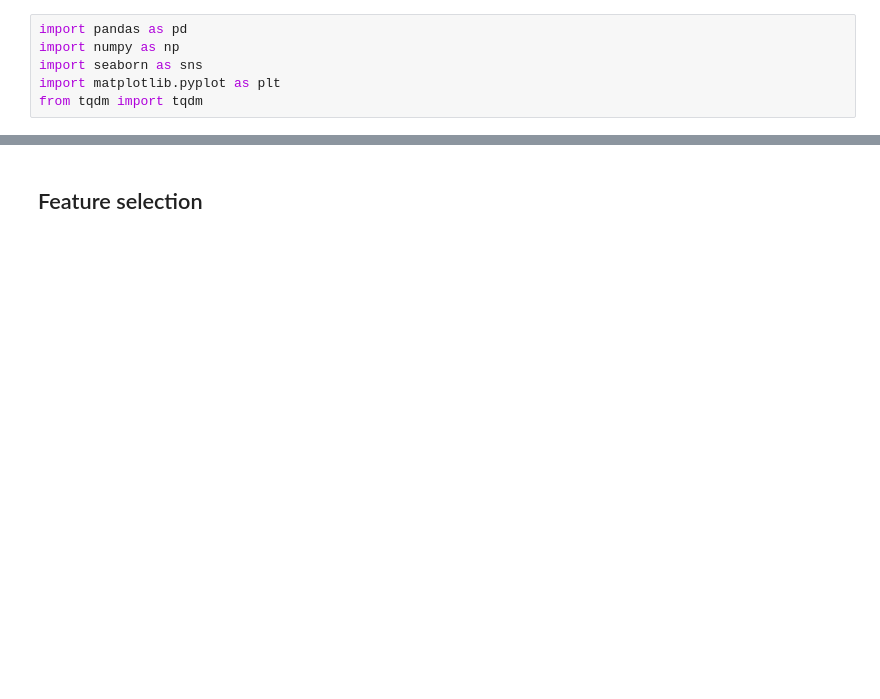
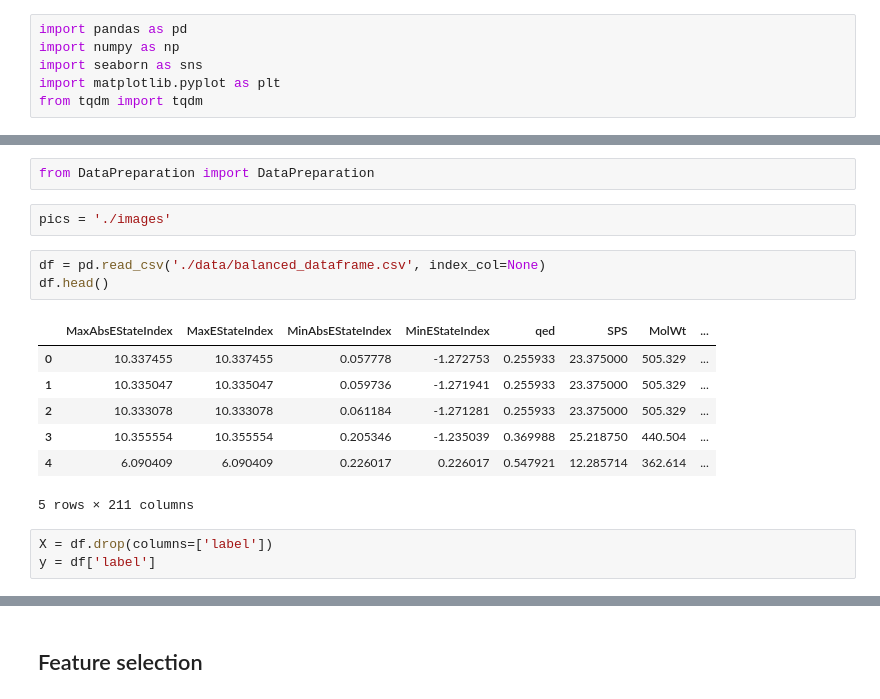
Before and after one commit to Protolaw/a2a_binary_classifier, a Jupyter notebook: feature_selection.ipynb, the cells around one changed output, grey strips where cells are left out. Saved outputs shown, nothing was run; the diff lists cells and outputs as text; blank space fills up the shorter version.

```diff
--- a/feature_selection.ipynb
+++ b/feature_selection.ipynb
@@ -6,0 +21,18 @@ from tqdm import tqdm
+# %%
+from DataPreparation import DataPreparation
+# %%
+pics = './images'
+# %%
+df = pd.read_csv('./data/balanced_dataframe.csv', index_col=None)
+df.head()
+# %% [output]
+|  | MaxAbsEStateIndex | MaxEStateIndex | MinAbsEStateIndex | MinEStateIndex | qed | SPS | MolWt | ... |
+| 0 | 10.337455 | 10.337455 | 0.057778 | -1.272753 | 0.255933 | 23.375000 | 505.329 | ... |
+| 1 | 10.335047 | 10.335047 | 0.059736 | -1.271941 | 0.255933 | 23.375000 | 505.329 | ... |
+| 2 | 10.333078 | 10.333078 | 0.061184 | -1.271281 | 0.255933 | 23.375000 | 505.329 | ... |
+| 3 | 10.355554 | 10.355554 | 0.205346 | -1.235039 | 0.369988 | 25.218750 | 440.504 | ... |
+| 4 | 6.090409 | 6.090409 | 0.226017 | 0.226017 | 0.547921 | 12.285714 | 362.614 | ... |
+5 rows × 211 columns
+# %%
+X = df.drop(columns=['label'])
+y = df['label']
```
Also changed, not shown: parts of 16 cells of this notebook.
